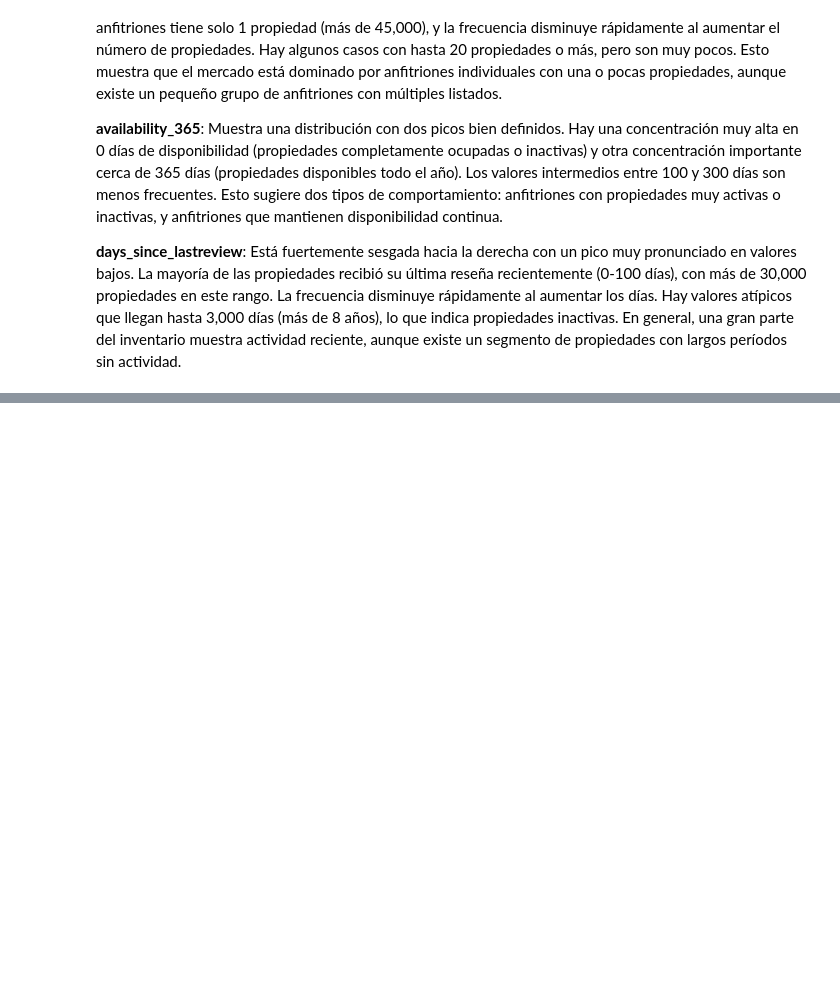
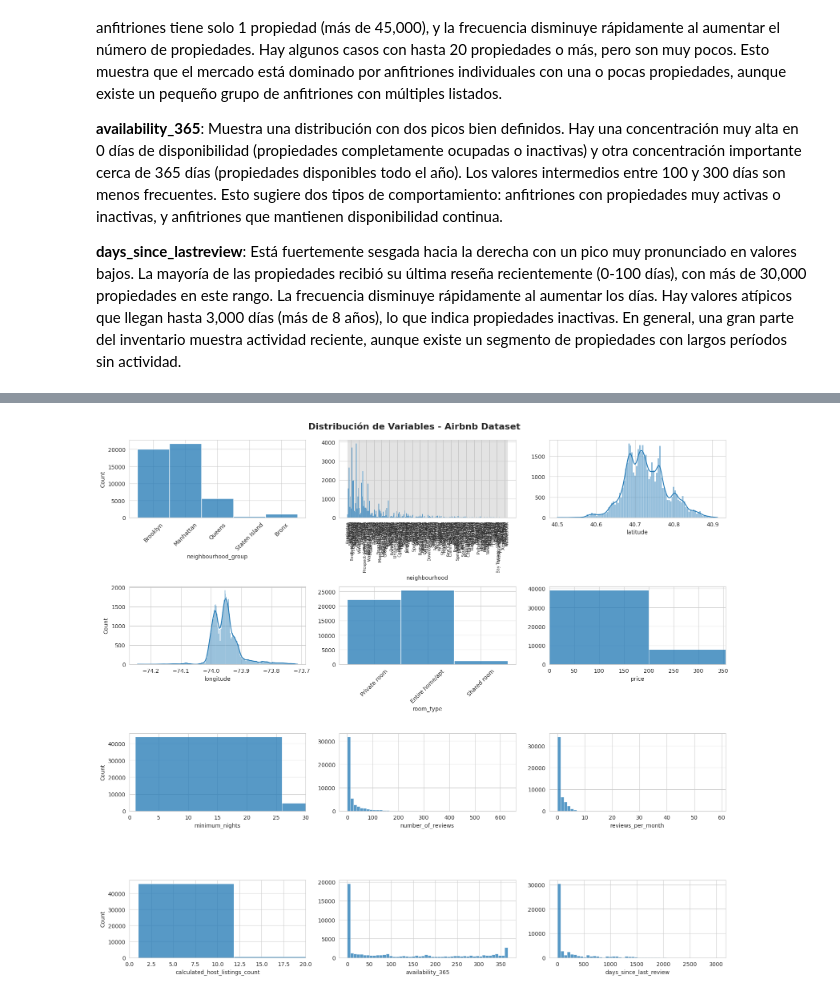
Before and after one commit to 4GeeksAcademy/palomagondim-intro-ml, a Jupyter notebook: src/00-eda.ipynb, the cells around one changed output, grey strips where cells are left out. Saved outputs shown, nothing was run; the diff lists cells and outputs as text; code cells hidden in the pictures; blank space fills up the shorter version.

```diff
--- a/src/00-eda.ipynb
+++ b/src/00-eda.ipynb
@@ -471,7 +224,0 @@ Reglas de room_type guardadas:
-# %%
-# Convertir neighbourhood_group
-df["neighbourhood_group_n"] = pd.factorize(df['neighbourhood_group'])[0]
-
-# Ver resultado
-print("Neighbourhood group convertido:")
-print(df[["neighbourhood_group_n", "neighbourhood_group"]].drop_duplicates())
@@ -796,8 +224,0 @@ For example, when doing 'df[col].method(value, inplace=True)', try using 'df.met
-# %%
-df['last_review'] = pd.to_datetime(df['last_review'])
-
-cutoff_date = df['last_review'].max()
-
-df['days_since_lastreview'] = (cutoff_date - df['last_review']).dt.days
-pd.set_option('display.max_columns', None)
-df.iloc()
@@ -806,5 +224,0 @@ df.iloc()
-# %%
-#Imputar valor extremo a NaN "days since last review"
-df['days_since_lastreview'].fillna(-1,inplace=True)
-pd.set_option('display.max_columns',None)
-df.head()
@@ -889,0 +225,51 @@ X_train.head()
+# %%
+fig, axis = plt.subplots(4, 3, figsize=(16, 14))
+
+# FILA 0
+sns.histplot(ax=axis[0, 0], data=df, x="neighbourhood_group")
+axis[0, 0].tick_params(axis='x', rotation=45)
+
+sns.histplot(ax=axis[0, 1], data=df, x="neighbourhood")
+axis[0, 1].set(ylabel=None)
+axis[0, 1].tick_params(axis='x', rotation=90, labelsize=7)
+
+sns.histplot(ax=axis[0, 2], data=df, x="latitude", kde=True)
+axis[0, 2].set(ylabel=None)
+
+# FILA 1
+sns.histplot(ax=axis[1, 0], data=df, x="longitude", kde=True)
+
+sns.histplot(ax=axis[1, 1], data=df, x="room_type")
+axis[1, 1].set(ylabel=None)
+axis[1, 1].tick_params(axis='x', rotation=45)
+
+sns.histplot(ax=axis[1, 2], data=df, x="price", bins=50)
+axis[1, 2].set(ylabel=None)
+axis[1, 2].set_xlim(0, df["price"].quantile(0.95))
+
+# FILA 2
+sns.histplot(ax=axis[2, 0], data=df, x="minimum_nights", bins=50)
+axis[2, 0].set_xlim(0, df["minimum_nights"].quantile(0.95))
+
+sns.histplot(ax=axis[2, 1], data=df, x="number_of_reviews", bins=50)
+axis[2, 1].set(ylabel=None)
+
+sns.histplot(ax=axis[2, 2], data=df, x="reviews_per_month", bins=50)
+axis[2, 2].set(ylabel=None)
+
+# FILA 3
+sns.histplot(ax=axis[3, 0], data=df, x="calculated_host_listings_count", bins=30)
+axis[3, 0].set_xlim(0, 20)
+
+sns.histplot(ax=axis[3, 1], data=df, x="availability_365", bins=50)
+axis[3, 1].set(ylabel=None)
+
+# CORRECCIÓN: Variable con nombre correcto
+sns.histplot(ax=axis[3, 2], data=df, x="days_since_last_review", bins=50)
+axis[3, 2].set(ylabel=None)
+
+plt.suptitle('Distribución de Variables - Airbnb Dataset', fontsize=16, fontweight='bold', y=0.995)
+plt.tight_layout()
+plt.show()
+# %% [output]
+[figure, added]
```
Also changed, not shown: parts of 76 cells of this notebook, 9 other files.
